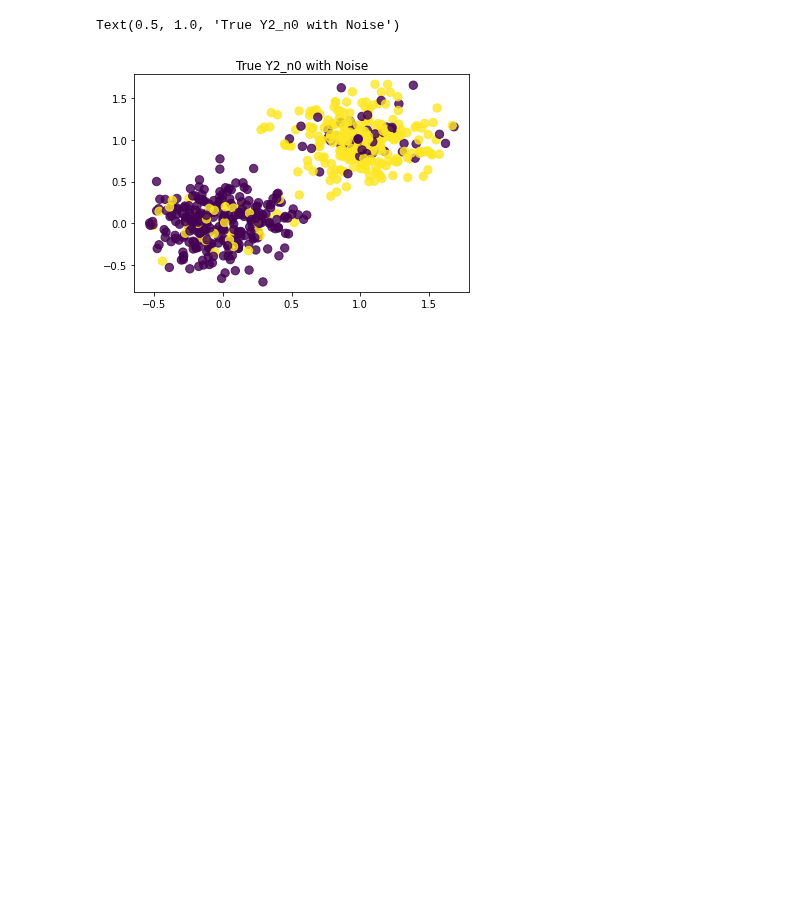
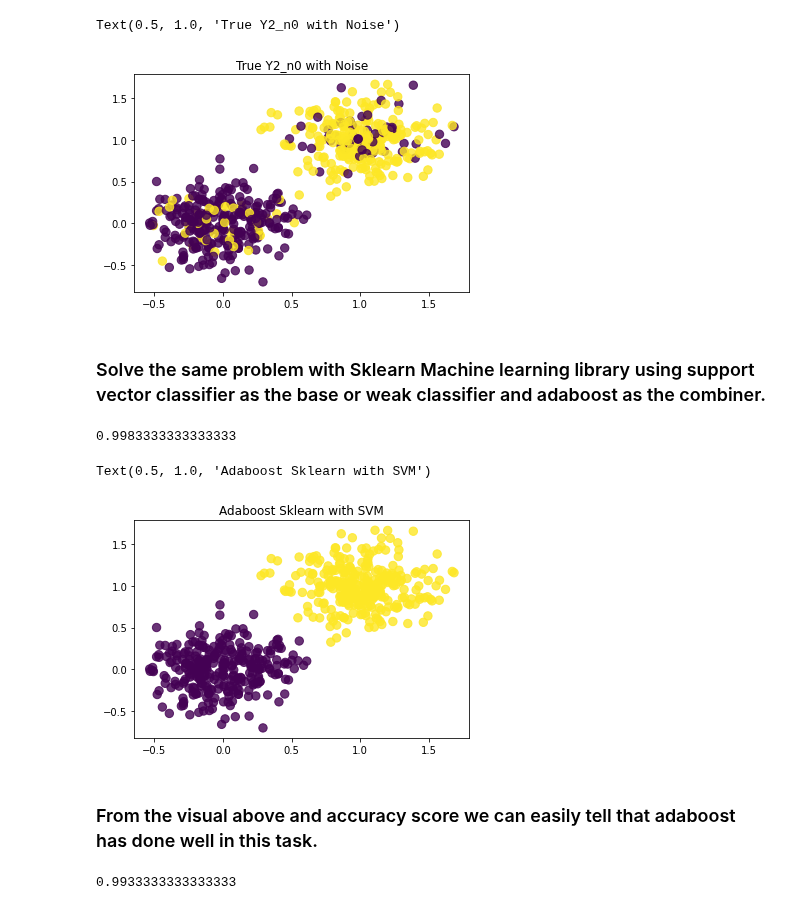
Before and after one commit to mosemb/MachineLearningAssignments, a Jupyter notebook: AdaBoost.ipynb, the cells around one changed output. Drawn from its saved outputs; the diff is of its cells as text; code cells hidden in the pictures; blank space fills up the shorter version.

Commit message:
Project Adaboost

```diff
--- a/AdaBoost.ipynb
+++ b/AdaBoost.ipynb
@@ -218,3 +218,43 @@ plt.title('True Y2_n0 with Noise')
 # %% [output]
 Text(0.5, 1.0, 'True Y2_n0 with Noise')
 [figure]
+# %% [markdown]
+### Solve the same problem with Sklearn Machine learning library using support vector classifier as the base or weak classifier and adaboost as the combiner.
+# %%
+from sklearn.ensemble import AdaBoostClassifier
+from sklearn.svm import SVC
+
+# We will use a linear kernel for the support vector machine.
+svc=SVC(probability=True, kernel='linear')
+sklearnboost =AdaBoostClassifier(n_estimators=10, base_estimator=svc,learning_rate=1)
+
+#Fit the model with the same data as above via training
+sklearnmodel = sklearnboost.fit(X, Y)
+
+#Predict the response for test dataset
+sklearnPredict= sklearnmodel.predict(X)
+accuracy(Y,sklearnPredict)
+# %% [output]
+0.9983333333333333
+# %%
+plt.scatter(X[:,0], X[:,1], s=70, c=sklearnPredict, alpha=0.8)
+plt.title('Adaboost Sklearn with SVM')
+# %% [output]
+Text(0.5, 1.0, 'Adaboost Sklearn with SVM')
+[figure, added]
+# %% [markdown]
+### From the visual above and accuracy score we can easily tell that adaboost has done well in this task.
+# %%
+#Now lets add some noise.
+# We will use a linear kernel for the support vector machine.
+svc2=SVC(probability=True, kernel='linear')
+sklearnboost =AdaBoostClassifier(n_estimators=14, base_estimator=svc2,learning_rate=1)
+
+#Fit the model with the same data as above via training
+sklearnmodel2 = sklearnboost.fit(X, Y2_n0)
+
+#Predict the response for test dataset
+sklearnPredict2= sklearnmodel2.predict(Xte)
+accuracy(Y,sklearnPredict2)
+# %% [output]
+0.9933333333333333
```
